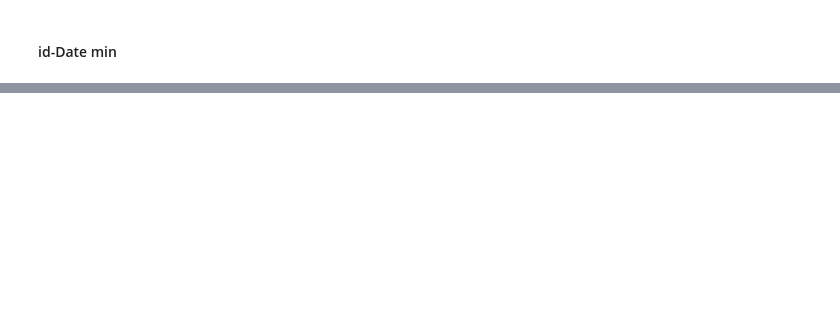
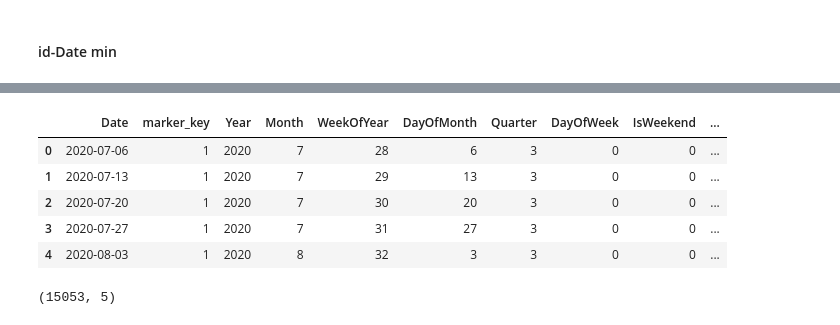
Before and after one commit to soutrik71/datasource_hackathon, a Jupyter notebook: notebooks/eda.ipynb, the cells around one changed output, grey strips where cells are left out. Drawn from its saved outputs; the diff is of its cells as text; code cells hidden in the pictures; blank space fills up the shorter version.

```diff
--- a/notebooks/eda.ipynb
+++ b/notebooks/eda.ipynb
@@ -128,0 +141,48 @@ merged_data_new.head()
+# %%
+weekly_data = pd.DataFrame(
+    pd.date_range(
+        start=merged_data_new["Date"].min(),
+        end=merged_data_new["Date"].max() + pd.DateOffset(weeks=13),
+        freq="W-MON",
+    ),
+    columns=["Date"],
+)
+# %%
+weekly_data['marker_key'] = 1
+# %%
+#regular date features
+weekly_data["Year"] = weekly_data["Date"].dt.year
+weekly_data["Month"] = weekly_data["Date"].dt.month
+weekly_data["WeekOfYear"] = weekly_data["Date"].dt.isocalendar().week
+weekly_data["DayOfMonth"] = weekly_data["Date"].dt.day
+weekly_data["Quarter"] = weekly_data["Date"].dt.quarter
+weekly_data["DayOfWeek"] = weekly_data["Date"].dt.dayofweek
+weekly_data["IsWeekend"] = weekly_data["DayOfWeek"].isin([5, 6]).astype(int)
+
+# Create sin and cos features
+weekly_data["Month_sin"] = np.sin(2 * np.pi * weekly_data["Month"] / 12)
+weekly_data["Month_cos"] = np.cos(2 * np.pi * weekly_data["Month"] / 12)
+weekly_data["WeekOfYear_sin"] = np.sin(2 * np.pi * weekly_data["WeekOfYear"] / 52)
+weekly_data["WeekOfYear_cos"] = np.cos(2 * np.pi * weekly_data["WeekOfYear"] / 52)
+# %%
+def categorize_month_period(date):
+    day = date.day
+    if day <= 10:
+        return "Month_Start"
+    elif day <= 20:
+        return "Month_Middle"
+    else:
+        return "Month_End"
+
+
+# Apply the function to create a new column 'month_period'
+weekly_data["month_period"] = weekly_data["Date"].apply(categorize_month_period)
+# %%
+weekly_data.head()
+# %% [output]
+|  | Date | marker_key | Year | Month | WeekOfYear | DayOfMonth | Quarter | DayOfWeek | IsWeekend | ... |
+| 0 | 2020-07-06 | 1 | 2020 | 7 | 28 | 6 | 3 | 0 | 0 | ... |
+| 1 | 2020-07-13 | 1 | 2020 | 7 | 29 | 13 | 3 | 0 | 0 | ... |
+| 2 | 2020-07-20 | 1 | 2020 | 7 | 30 | 20 | 3 | 0 | 0 | ... |
+| 3 | 2020-07-27 | 1 | 2020 | 7 | 31 | 27 | 3 | 0 | 0 | ... |
+| 4 | 2020-08-03 | 1 | 2020 | 8 | 32 | 3 | 3 | 0 | 0 | ... |
@@ -128,0 +200,4 @@ merged_data_new.head()
+# %%
+df1.shape # total combinations
+# %% [output]
+(15053, 5)
```
Also changed, not shown: parts of 47 cells of this notebook, 3 other files.
